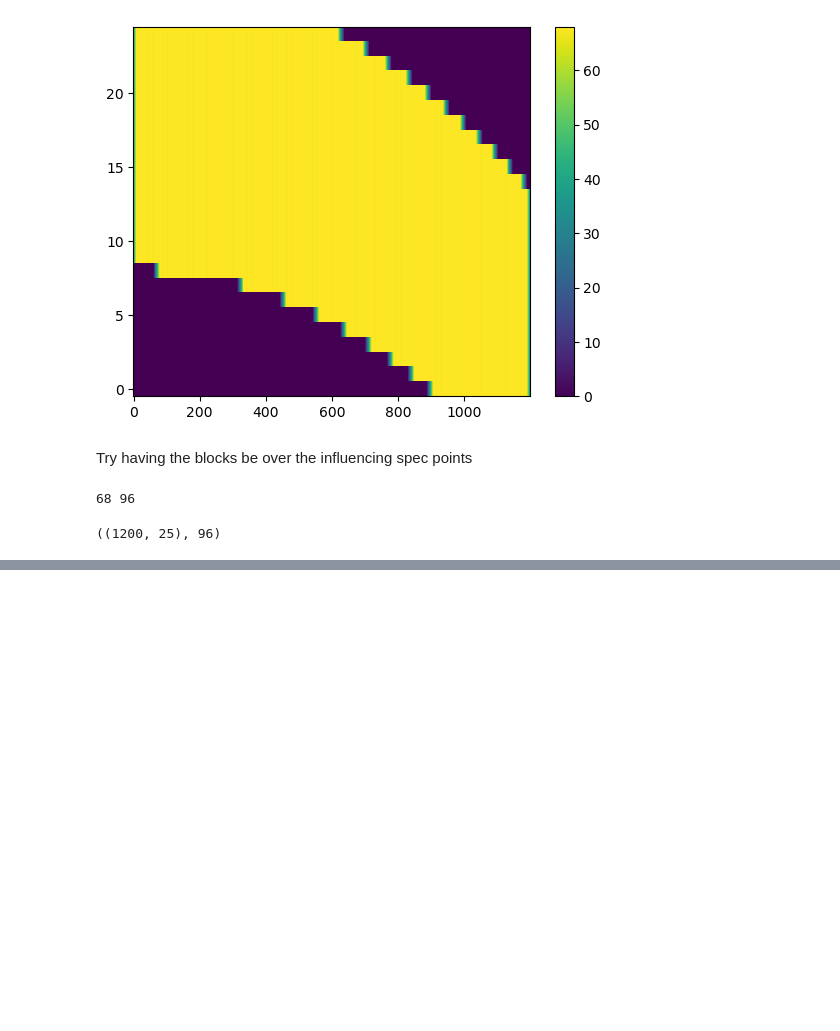
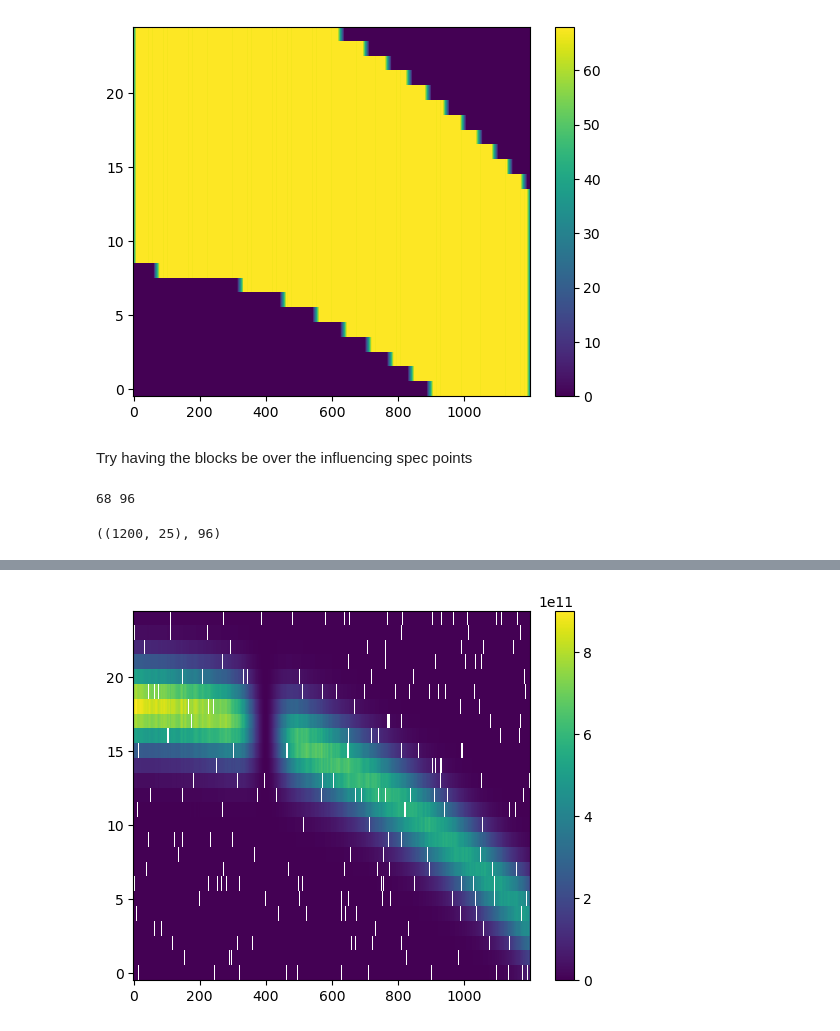
Before and after one commit to eteq/m31_jwst_2609_vol2, a Jupyter notebook: experimentation/numba_build2d.ipynb, the cells around one changed output, grey strips where cells are left out. Saved outputs shown, nothing was run; the diff lists cells and outputs as text; code cells hidden in the pictures; blank space fills up the shorter version.

```diff
--- a/experimentation/numba_build2d.ipynb
+++ b/experimentation/numba_build2d.ipynb
@@ -237,0 +255,86 @@ that implies the inner loop requires 10k ops which is crazy pants.  Something mu
+# %%
+pixel_slope = float32(-oversampling)
+pixel_intercept = float32((1+oversampling)/2)
+
+@cuda.jit(lineinfo=True)#(cache=True)
+def scatter_flux_v2(xspec, yspec, fluxspec,
+                 psf_x, psf_y, psf_flux,
+                 startidx, nspec,
+                 outslitall):
+    x = cuda.blockIdx.x
+    y = cuda.blockIdx.y
+    tidx = cuda.threadIdx.x
+
+    if math.isnan(outslitall[y, x, tidx]):
+        return
+
+    if tidx >= nspec[y, x]:
+        return
+
+    specidx = tidx + startidx[y, x]
+
+    xsi = xspec[specidx]
+    ysi = yspec[specidx]
+    fsi = fluxspec[specidx]
+
+    flux_contrib = float32(0)
+    xo = float32(xsi) - float32(x)
+    yo = float32(ysi) - float32(y)
+    for i in range(psf_x.shape[0]):
+        for j in range(psf_x.shape[1]):
+            xpi = xo + psf_x[i, j]
+            ypi = yo + psf_y[i, j]
+
+            ox = pixel_slope * abs(xpi) + pixel_intercept
+            oy = pixel_slope * abs(ypi) + pixel_intercept
+
+            if ox <= 0 or oy <= 0:
+                continue
+
+            ox = max(float32(0), min(float32(1), ox))
+            oy = max(float32(0), min(float32(1), oy))
+
+
+            flux_contrib += ox*oy*fsi*psf_flux[i, j]
+    outslitall[y, x, tidx] = flux_contrib
+
+fluxpecc = cuda.to_device(spectrum_fnu.astype(np.float32))
+
+xspecc = cuda.to_device(xspec.astype(np.float32))
+yspecc = cuda.to_device(yspec.astype(np.float32))
+
+psf_xc = cuda.to_device(psf_x.astype(np.float32))
+psf_yc = cuda.to_device(psf_y.astype(np.float32))
+psf_flux = cuda.to_device(os_psf.astype(np.float32))
+
+slitarr = np.zeros_like(slit)
+slitarr[np.isnan(slit)] = np.nan
+outslitall = cuda.to_device(np.repeat(np.expand_dims(slitarr, axis=-1), kernelspec[-1], axis=-1))
+
+
+scatter_flux_v2[kernelspec](xspecc, yspecc, fluxpecc,
+                         psf_xc, psf_yc, psf_flux,
+                         startidxc, nspecc,
+                         outslitall)
+
+
+plt.imshow(np.sum(outslitall, axis=-1), aspect='auto', interpolation='nearest', origin='lower')
+plt.colorbar()
+
+
+# we do it a second time for timing purposes since the first time may include some jitting
+if do_timing_run:
+    start_evt = cuda.event(timing=True)
+    end_evt = cuda.event(timing=True)
+    outslitall = cuda.to_device(np.repeat(np.expand_dims(slitarr, axis=-1), kernelspec[-1], axis=-1))
+
+    start_evt.record()
+    scatter_flux_v2[kernelspec](xspecc, yspecc, fluxpecc,
+                            psf_xc, psf_yc, psf_flux,
+                            startidxc, nspecc,
+                            outslitall)
+    end_evt.record()
+    end_evt.synchronize()
+
+    print(cuda.event_elapsed_time(start_evt, end_evt), 'ms')
+# %% [output]
@@ -237,0 +342 @@ that implies the inner loop requires 10k ops which is crazy pants.  Something mu
+[figure, added]
```
Also changed, not shown: parts of 30 cells of this notebook.
